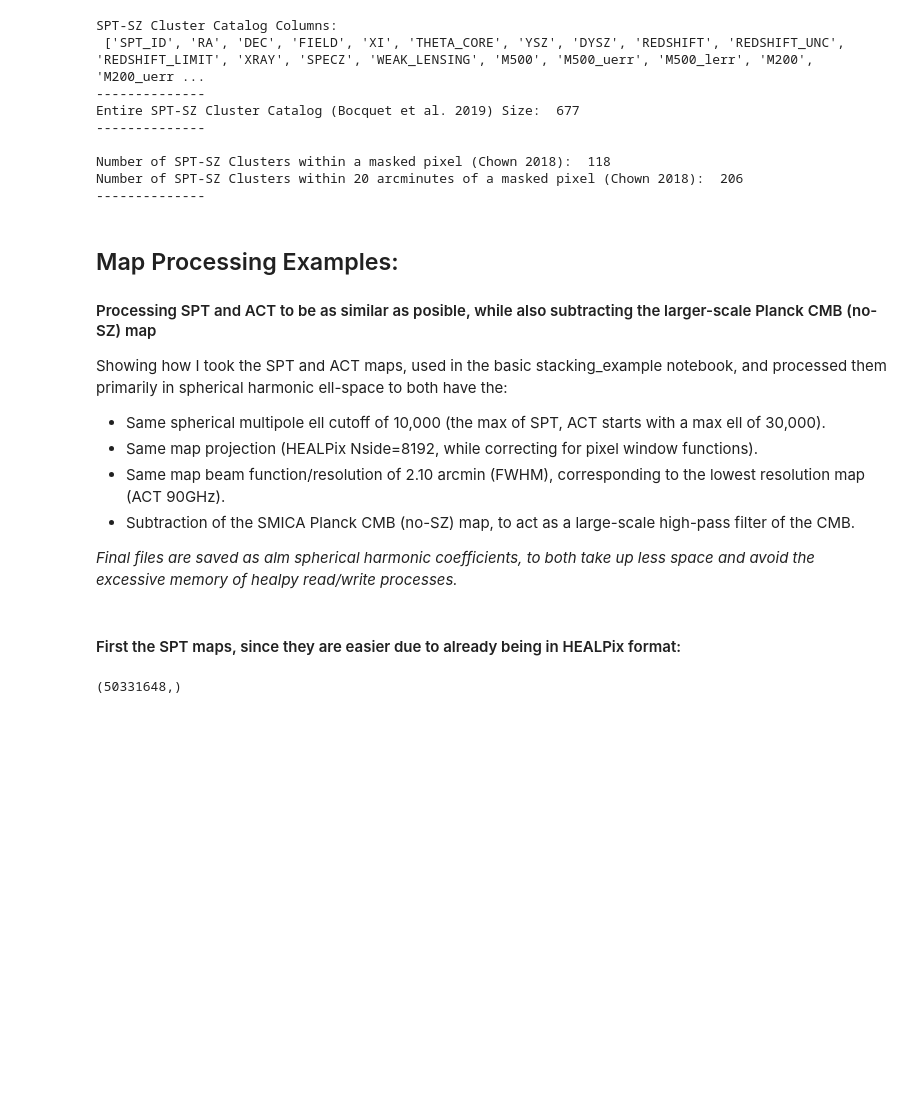
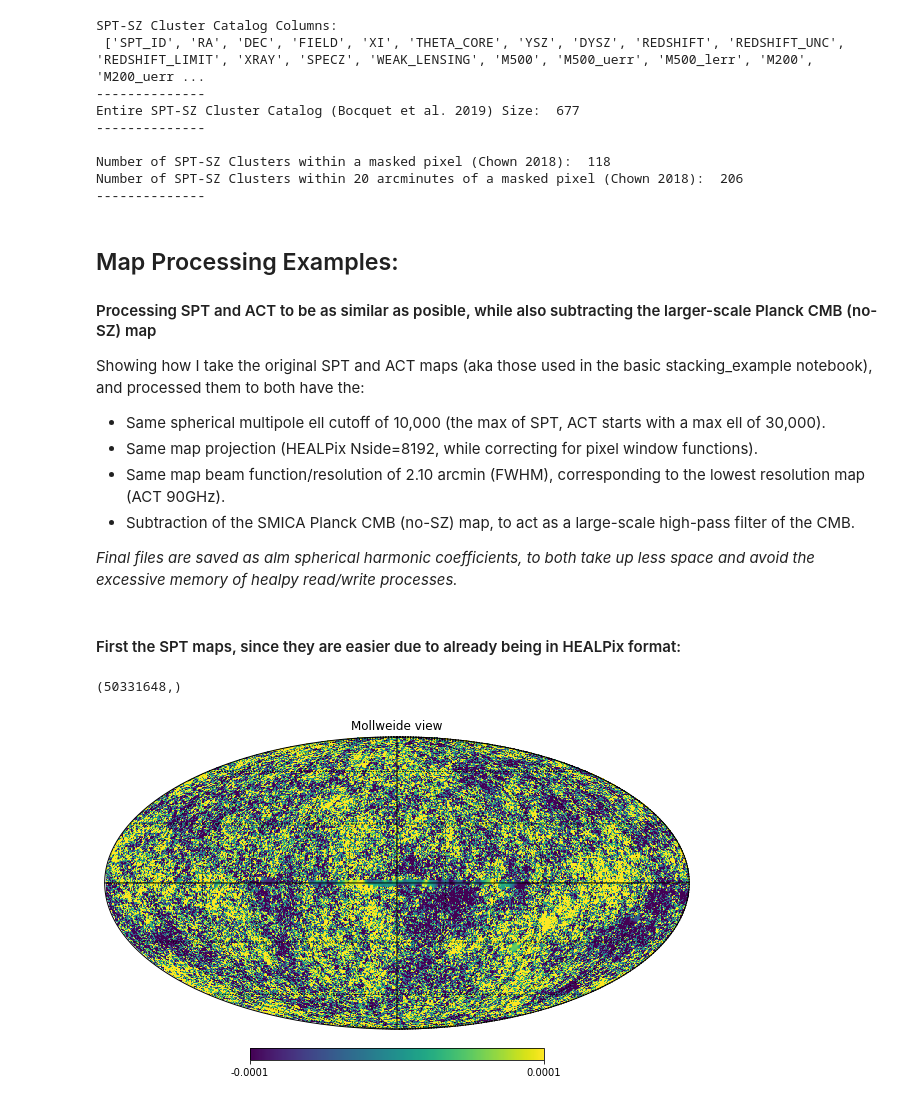
Before and after one commit to JeremyMeinke/mm_astronomy_stacking, a Jupyter notebook: map_processing.ipynb, the cells around one changed output. Cells and saved outputs as stored; diff of their text form; code cells hidden in the pictures; blank space fills up the shorter version.

```diff
--- a/map_processing.ipynb
+++ b/map_processing.ipynb
@@ -98,7 +99,7 @@ Number of SPT-SZ Clusters within 20 arcminutes of a masked pixel (Chown 2018):
 # %% [markdown]
 ## Map Processing Examples:
 #### Processing SPT and ACT to be as similar as posible, while also subtracting the larger-scale Planck CMB (no-SZ) map
-Showing how I took the SPT and ACT maps, used in the basic stacking_example notebook, and processed them primarily in spherical harmonic ell-space to both have the:
+Showing how I take the original SPT and ACT maps (aka those used in the basic stacking_example notebook), and processed them to both have the:
 * Same spherical multipole ell cutoff of 10,000 (the max of SPT, ACT starts with a max ell of 30,000).
 * Same map projection (HEALPix Nside=8192, while correcting for pixel window functions).
 * Same map beam function/resolution of 2.10 arcmin (FWHM), corresponding to the lowest resolution map (ACT 90GHz).
@@ -109,22 +110,17 @@ Showing how I took the SPT and ACT maps, used in the basic stacking_example note
 #### First the SPT maps, since they are easier due to already being in HEALPix format:
 # %%
 spt_lmax = 10000
+final_nside = 8192
 ## Load the SMICA Planck CMB no-SZ map and rotate
 smica_nside = 2048
 smica_cmb = stacking.map_data_healpix_fits("./data/COM_CMB_IQU-smica-nosz_2048_R3.00_full.fits", nside=smica_nside,
-                                           unreadable_header=False, rotation=True, rot_lmax=spt_lmax, input_nest=True)
+                                           unreadable_header=False) ## Healpy seems to do fine with this file...
 print(smica_cmb.shape)
-# hp.mollview(smica_cmb)
-# hp.graticule()
-# plt.show()
-# gc.collect()
-
-# m = fits.open("./data/combined_map_95GHz_nside8192_ptsrcmasked_50mJy.fits", memmap=True)
-# print(len(m))
-# print(m.info())
-# print(m[1].data[0])
-
-##future me: redo the memap and fieldstuff
+## Map Checking (still in galactic coordinate/rotation)
+hp.mollview(smica_cmb, max=1e-4, min=-1e-4)
+hp.graticule()
+plt.show()
 # %% [output]
 (50331648,)
+[figure, added]
 # %%
```
Also changed, not shown: parts of 13 cells of this notebook, 4 other files.
